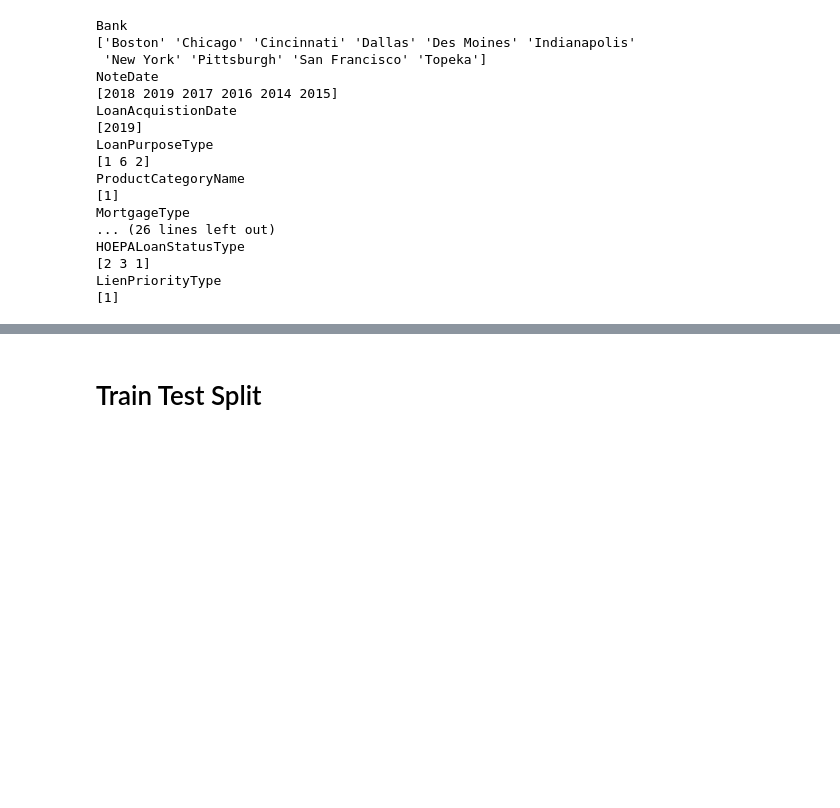
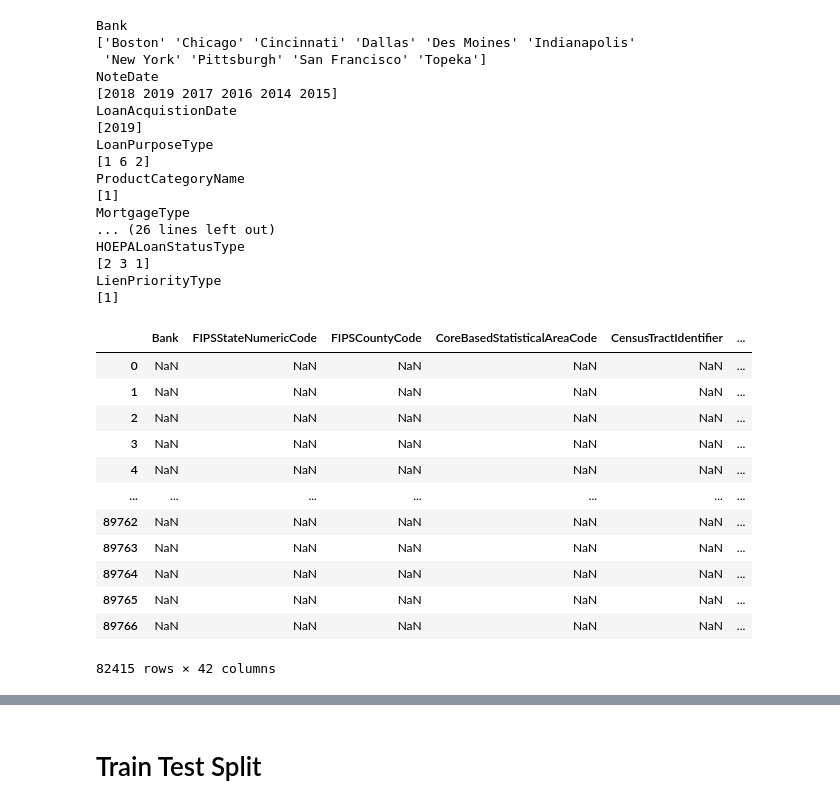
Before and after one commit to syadav12-hawk/check_mortgage_loan_disparity, a Jupyter notebook: Pre-processing and Modelling.ipynb, the cells around one changed output, grey strips where cells are left out. Saved outputs shown, nothing was run; the diff lists cells and outputs as text; code cells hidden in the pictures; blank space fills up the shorter version.

```diff
--- a/Pre-processing.ipynb
+++ b/Pre-processing and Modelling.ipynb
@@ -106,4 +105,20 @@ for i in range(col_dtype.shape[0]):
     elif col_dtype.iloc[i,:].Type == 'drop':
         #col=col_dtype.iloc[i,:].Column_Name
         df_2019_dumm.drop([col], inplace=True, axis=1)
+# %%
+df_2019_dumm[df_2019_dumm.isna()]
+# %% [output]
+|  | Bank | FIPSStateNumericCode | FIPSCountyCode | CoreBasedStatisticalAreaCode | CensusTractIdentifier | ... |
+| 0 | NaN | NaN | NaN | NaN | NaN | ... |
+| 1 | NaN | NaN | NaN | NaN | NaN | ... |
+| 2 | NaN | NaN | NaN | NaN | NaN | ... |
+| 3 | NaN | NaN | NaN | NaN | NaN | ... |
+| 4 | NaN | NaN | NaN | NaN | NaN | ... |
+| ... | ... | ... | ... | ... | ... | ... |
+| 89762 | NaN | NaN | NaN | NaN | NaN | ... |
+| 89763 | NaN | NaN | NaN | NaN | NaN | ... |
+| 89764 | NaN | NaN | NaN | NaN | NaN | ... |
+| 89765 | NaN | NaN | NaN | NaN | NaN | ... |
+| 89766 | NaN | NaN | NaN | NaN | NaN | ... |
+82415 rows × 42 columns
 # %%
```
Also changed, not shown: parts of 8 cells of this notebook, 2 other files.
